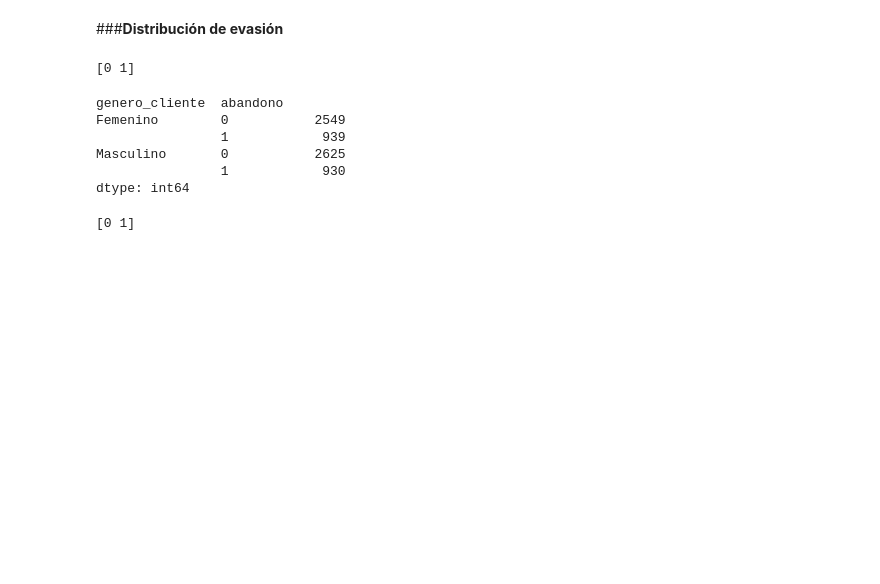
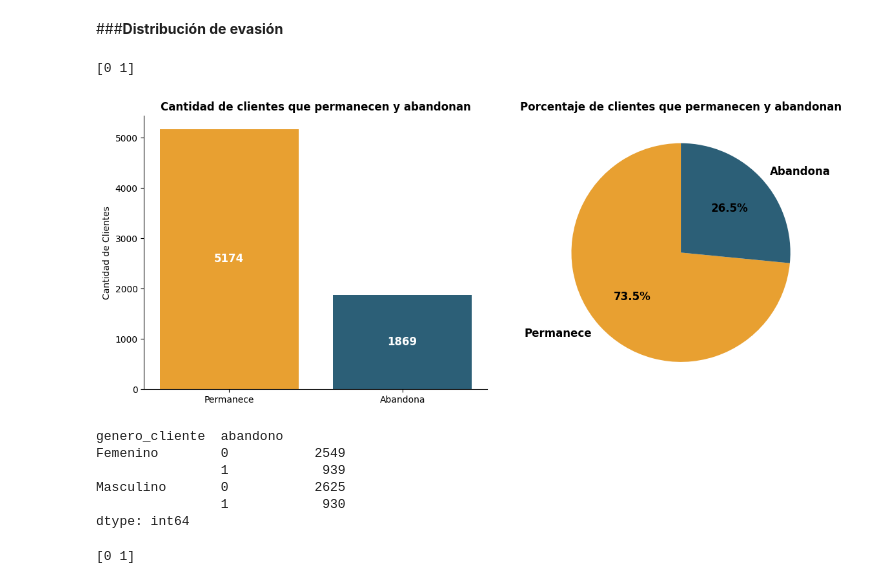
Before and after one commit to Nataliahfk/Telecom-X_-segundo-challenge, a Jupyter notebook: Telecom_X_Clallenge_Latam.ipynb, the cells around one changed output. Saved outputs shown, nothing was run; the diff lists cells and outputs as text; code cells hidden in the pictures; blank space fills up the shorter version.

```diff
--- a/Telecom_X_Clallenge_Latam.ipynb
+++ b/Telecom_X_Clallenge_Latam.ipynb
@@ -504,6 +504,63 @@ import plotly.express as px
 print(df_normalizado['abandono'].unique())
 # %% [output]
 [0 1]
+# %%
+df_normalizado['abandono'] = (
+    df_normalizado['abandono']
+    .replace({'1': 'Yes', '0': 'No'})
+    .astype(str)
+    .str.strip()
+    .str.capitalize()
+)
+
+# Cuenta valores
+abandono_counts = df_normalizado['abandono'].value_counts().sort_index()
+labels = abandono_counts.index.map({'Yes': 'Abandona', 'No': 'Permanece'})
+fig.subplots_adjust(hspace=1, wspace=1) # espacio entre gráficos h de horizontal y w de ancho
+colors = ['#E8A031', '#2C5F77']
+
+# ✅ Crea figura con 1 fila y 2 columnas
+fig, axs = plt.subplots(1, 2, figsize=(12, 5))
+
+# 📊 Gráfico de barras
+bars = axs[0].bar(labels, abandono_counts.values, color=colors)
+axs[0].set_title('Cantidad de clientes que permanecen y abandonan', fontsize=12, weight='bold')
+axs[0].set_ylabel('Cantidad de Clientes')
+
+# Agrega valores encima de cada barra
+for bar in bars:
+    height = bar.get_height()
+    axs[0].text(
+        bar.get_x() + bar.get_width() / 2, # X: centro de la barra
+        height / 2,                        # Y: mitad de la barra
+        f'{int(height)}',
+        ha='center',                       # Alineación horizontal
+        va='center',                       # Alineación vertical
+        fontsize=12,
+        weight='bold',
+        color = 'white'
+    )
+
+# 📊 Gráfico de pastel
+wedges, texts, autotexts = axs[1].pie(
+    abandono_counts.values,
+    labels=labels,
+    autopct='%1.1f%%',
+    startangle=90,
+    colors=colors,
+    textprops={'fontsize': 12, 'weight': 'bold'}
+)
+axs[1].set_title('Porcentaje de clientes que permanecen y abandonan', fontsize=12, weight='bold')
+
+# Limpia bordes superiores/derechos
+for ax in axs.flat:
+    ax.spines['top'].set_visible(False)
+    ax.spines['right'].set_visible(False)
+
+plt.tight_layout()
+plt.show()
+# %% [output]
+[figure, added]
 # %%
 print(df_normalizado.groupby(['genero_cliente', 'abandono']).size())
 # %% [output]
```
Also changed, not shown: parts of 6 cells of this notebook.
